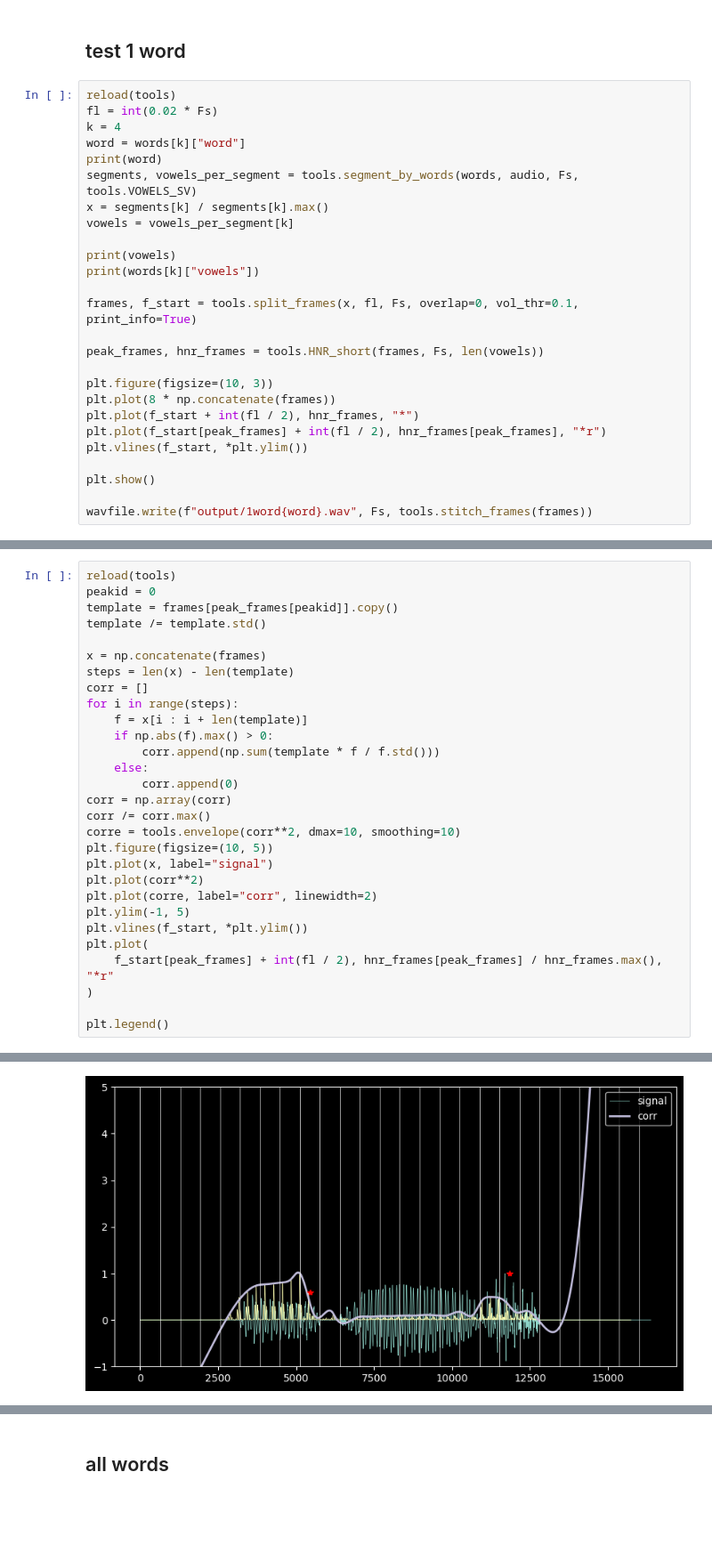
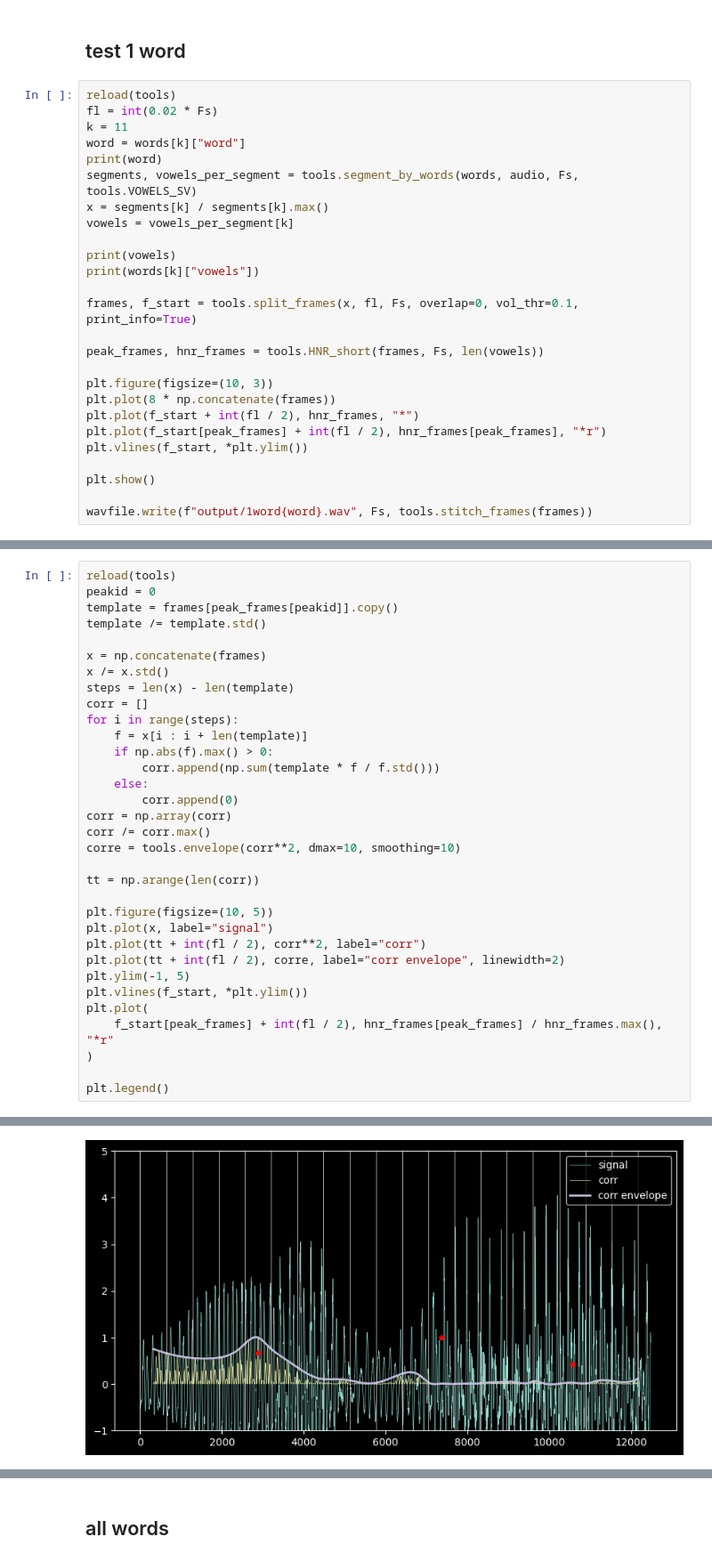
Before and after one commit to TobiasBjork/VowelProject, a Jupyter notebook: segments_NCC.ipynb, the cells around one changed output, grey strips where cells are left out. Shown at 89% size. Drawn from its saved outputs; the diff is of its cells as text; blank space fills up the shorter version.

```diff
--- a/segments_NCC.ipynb
+++ b/segments_NCC.ipynb
@@ -95,7 +111,7 @@ for i, w in enumerate(words):
 # %%
 reload(tools)
 fl = int(0.02 * Fs)
-k = 4
+k = 11
 word = words[k]["word"]
 print(word)
 segments, vowels_per_segment = tools.segment_by_words(words, audio, Fs, tools.VOWELS_SV)
@@ -130,32 +146,36 @@ number of frames: 26
 # %%
 reload(tools)
 peakid = 0
 template = frames[peak_frames[peakid]].copy()
 template /= template.std()
 
 x = np.concatenate(frames)
+x /= x.std()
 steps = len(x) - len(template)
 corr = []
 for i in range(steps):
     f = x[i : i + len(template)]
     if np.abs(f).max() > 0:
         corr.append(np.sum(template * f / f.std()))
     else:
         corr.append(0)
 corr = np.array(corr)
 corr /= corr.max()
 corre = tools.envelope(corr**2, dmax=10, smoothing=10)
+
+tt = np.arange(len(corr))
+
 plt.figure(figsize=(10, 5))
 plt.plot(x, label="signal")
-plt.plot(corr**2)
-plt.plot(corre, label="corr", linewidth=2)
+plt.plot(tt + int(fl / 2), corr**2, label="corr")
+plt.plot(tt + int(fl / 2), corre, label="corr envelope", linewidth=2)
 plt.ylim(-1, 5)
 plt.vlines(f_start, *plt.ylim())
 plt.plot(
     f_start[peak_frames] + int(fl / 2), hnr_frames[peak_frames] / hnr_frames.max(), "*r"
 )
 
 plt.legend()
 # %% [output]
 <matplotlib.legend.Legend at 0x...>
-[figure, old version]
+[figure, new version]
```
Also changed, not shown: parts of 7 cells of this notebook, 4 other files.
